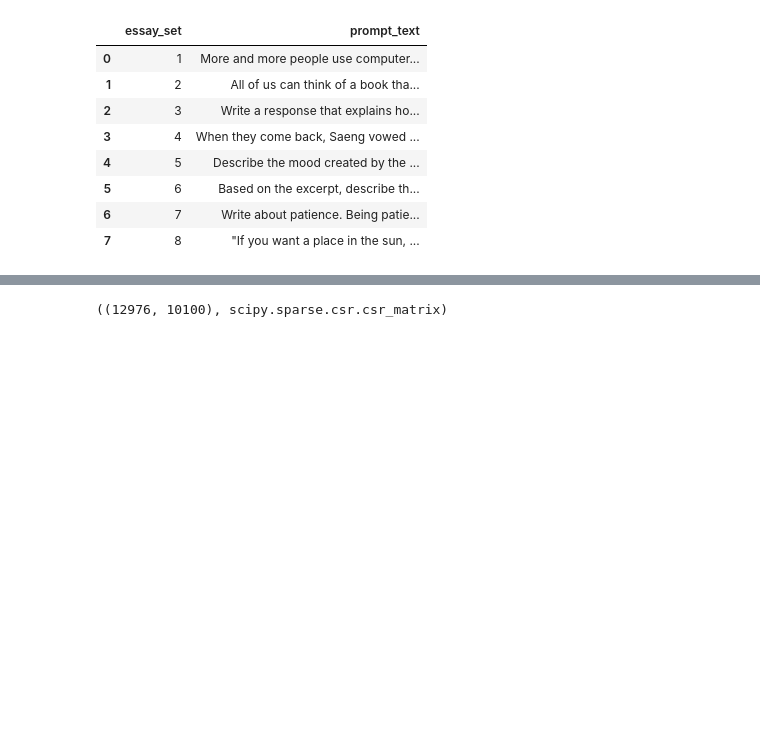
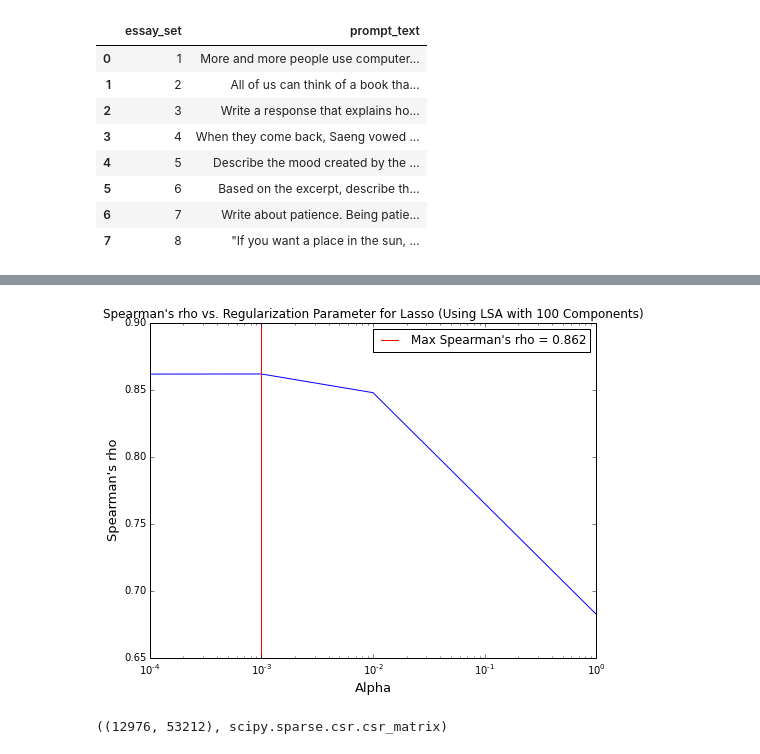
Before and after one commit to noahyonack/AutomaticEssayGrading, a Jupyter notebook: yonack_cs109a_advanced_models.ipynb, the cells around one changed output, grey strips where cells are left out. Cells and saved outputs as stored; diff of their text form; code cells hidden in the pictures; blank space fills up the shorter version.

```diff
--- a/yonack_cs109a_advanced_models.ipynb
+++ b/yonack_cs109a_advanced_models.ipynb
@@ -41,0 +119,10 @@ essay_df = essay_df.join(prompts_df.set_index("essay_set"), on="essay_set", how=
+# %%
+# try lsa on the essay vector, and then concatenate the essay length and set
+lsa = TruncatedSVD(n_components=100)
+lsa = lsa.fit_transform(sparse_essay_vector)
+
+X = scipy.sparse.hstack([lsa, sparse_essay_length, sparse_essay_set], format="csr")
+
+alphas_2, spearman_values_2 = tune_lasso(X, y)
+print "\nAlphas:", alphas_2
+print "Spearman:", spearman_values_2
@@ -42,8 +137,12 @@ essay_df = essay_df.join(prompts_df.set_index("essay_set"), on="essay_set", how=
+# %%
+plot_score(alphas_2, spearman_values_2, "Spearman's rho vs. Regularization Parameter for Lasso (Using LSA with 100 Components)", "Alpha", "Spearman's rho", "Max Spearman's rho = {0:.3f}", "LSA(100)")
+# %% [output]
+[figure, added]
 # %%
-vectorizer = TfidfVectorizer(stop_words="english", min_df=4, decode_error="ignore", ngram_range=(1, 1))
+vectorizer = TfidfVectorizer(stop_words="english", min_df=4, decode_error="ignore", ngram_range=(1, 2))
 corpus = essay_df["essay"].values + essay_df["prompt_text"].values
-sparse_essay_vector = vectorizer.fit_transform(corpus)
+sparse_essay_vector_bigrams = vectorizer.fit_transform(corpus)
+
+sparse_essay_vector_bigrams.shape, type(sparse_essay_vector_bigrams)
+# %% [output]
+((12976, 53212), scipy.sparse.csr.csr_matrix)
-# %%
-sparse_essay_vector.shape, type(sparse_essay_vector)
-# %% [output]
-((12976, 10100), scipy.sparse.csr.csr_matrix)
```
Also changed, not shown: parts of 28 cells of this notebook, 19 other files.
